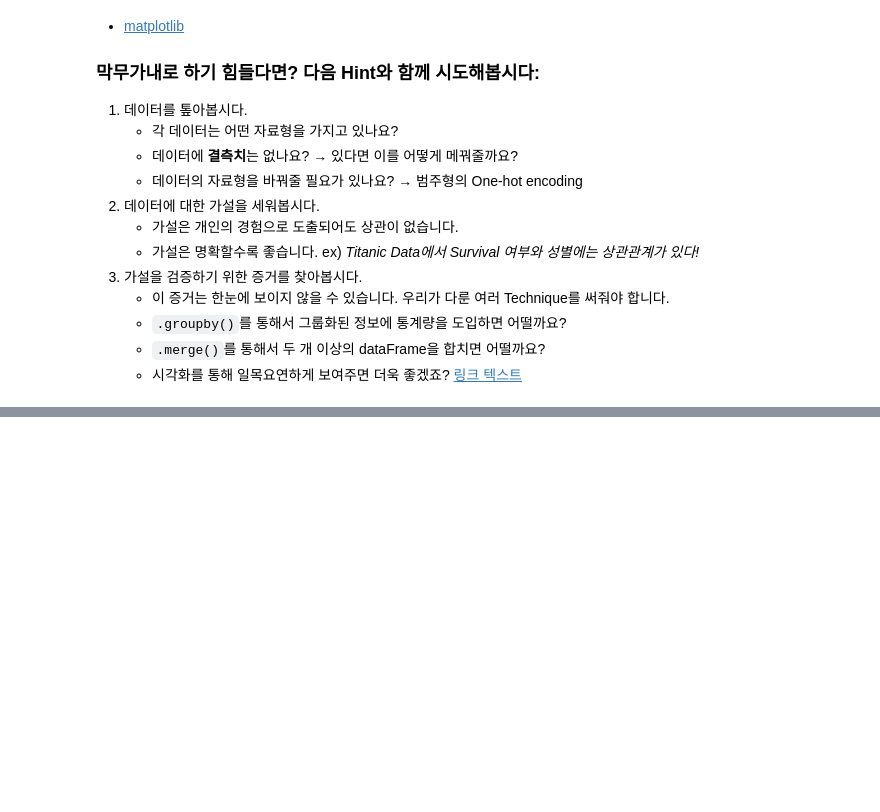
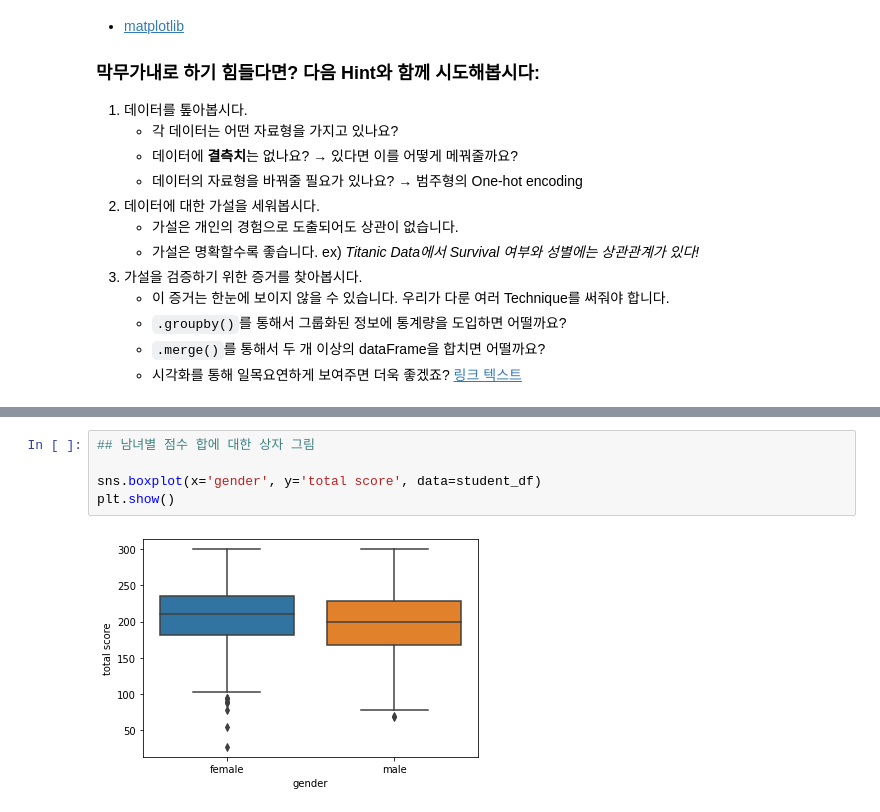
Before and after one commit to super-corini/programmers_kdt_II, a Jupyter notebook: EDA/4. EDA.ipynb, the cells around one changed output, grey strips where cells are left out. Cells and saved outputs as stored; diff of their text form; blank space fills up the shorter version.

```diff
--- a/EDA/4. EDA.ipynb
+++ b/EDA/4. EDA.ipynb
@@ -388,0 +489,7 @@ plt.show()
+# %%
+## 남녀별 점수 합에 대한 상자 그림
+
+sns.boxplot(x='gender', y='total score', data=student_df)
+plt.show()
+# %% [output]
+[figure, added]
```
Also changed, not shown: parts of 28 cells of this notebook, 1 other file.
